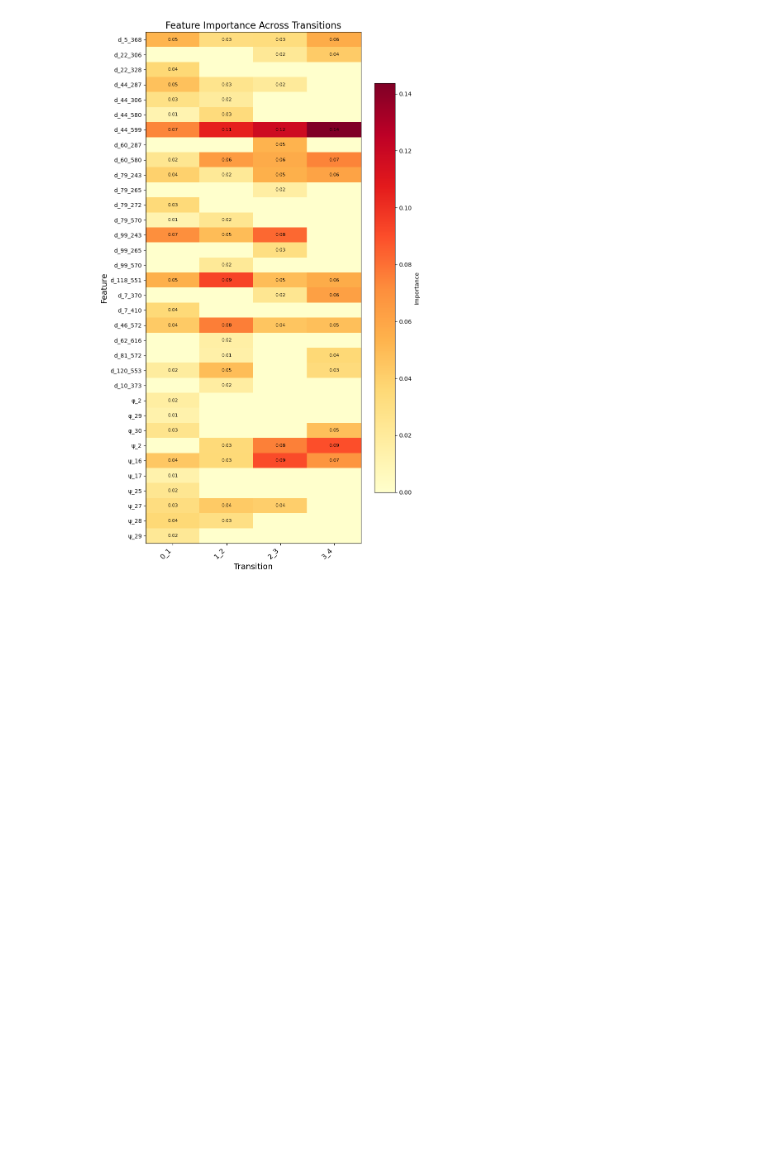
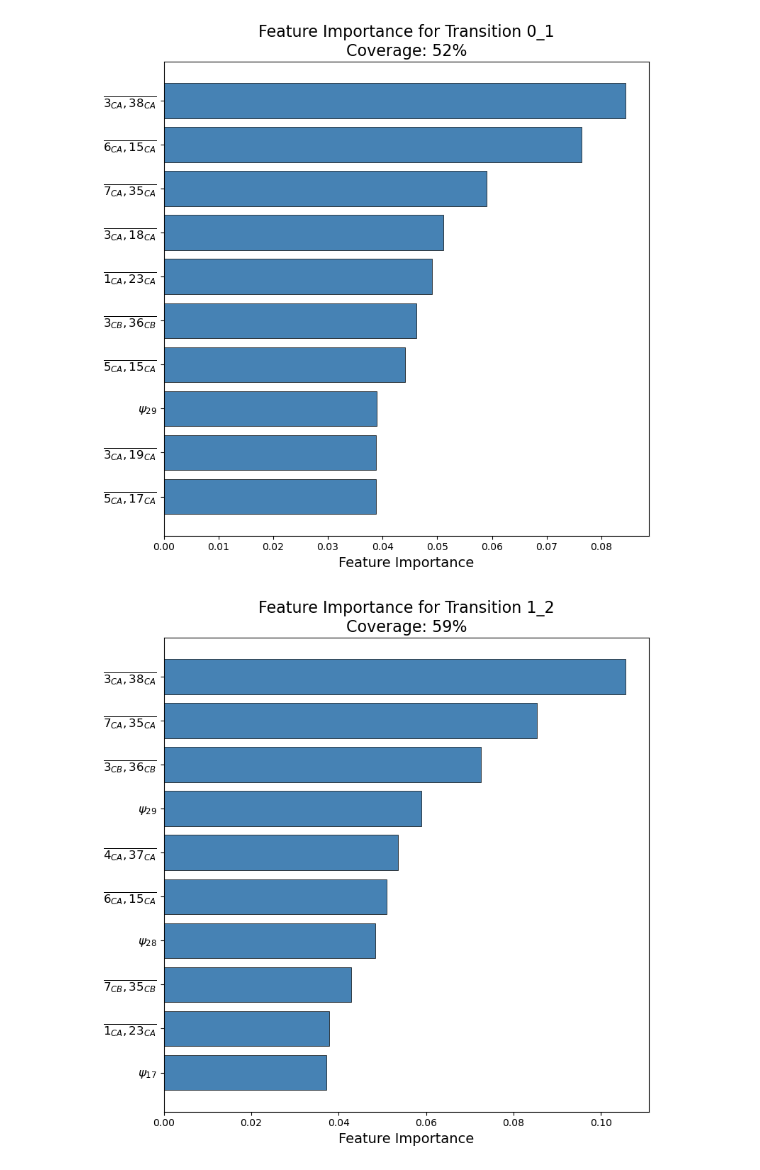
Before and after one commit to shams-mehdi/MDTerp, a Jupyter notebook: MDTerp_SPIB_ntl9.ipynb, the cells around one changed output. Cells and saved outputs as stored; diff of their text form; code cells hidden in the pictures; blank space fills up the shorter version.

```diff
--- a/MDTerp_SPIB_ntl9.ipynb
+++ b/MDTerp_SPIB_ntl9.ipynb
@@ -159,5 +162,7 @@ base.run(traj_ntl9, model_function_loc, save_dir = result_dir, numeric_dict = nu
 <MDTerp.base.run at 0x...>
 # %%
+# Display names: use a dictionary to map original feature names to formatted labels (e.g., LaTeX)
+# This is useful for publication-quality figures. Names not in the dict are kept as-is.
 # MDTerp step 3: Summarize feature importance for each of the transition states.
 import MDTerp
 
@@ -167,13 +172,6 @@ all_result_loc = result_dir + 'MDTerp_results_all.pkl'
 
 # summary is a dictionary with individual keys for each class transition in the dataset. Each key has the mean and standard deviation of feature importance for all explanations generated for that transition
 summary = MDTerp.transition_summary(all_result_loc, importance_coverage = 1.00)
-
-# Plot for each transition using built-in visualization
-for transition in summary:
-    fig = MDTerp.plot_feature_importance(
-        all_result_loc, feature_names_loc,
-        transition=transition,
-        show_std=False,
-        top_n = 10
-    )
+# Heatmap with display names
+fig = MDTerp.plot_importance_heatmap(all_result_loc, feature_names_loc)
 # %% [output]
@@ -184,5 +179,36 @@ for transition in summary:
 # %%
-# Cross-transition feature importance heatmap
-fig = MDTerp.plot_importance_heatmap(all_result_loc, feature_names_loc)
+# Convert pythonic and atom indices
+display_names = {
+    "d_44_599": r"$\overline{3_{CA},38_{CA}}$",
+    "d_99_243": r"$\overline{6_{CA},15_{CA}}$",
+    "d_118_551": r"$\overline{7_{CA},35_{CA}}$",
+    "d_44_287": r"$\overline{3_{CA},18_{CA}}$",
+    "d_5_368": r"$\overline{1_{CA},23_{CA}}$",
+    "d_46_572": r"$\overline{3_{CB},36_{CB}}$",
+    "d_79_243": r"$\overline{5_{CA},15_{CA}}$",
+    "ψ_28": r"$ψ_{29}$",
+    "d_44_306": r"$\overline{3_{CA},19_{CA}}$",
+    "d_79_272": r"$\overline{5_{CA},17_{CA}}$",
+    "d_60_580": r"$\overline{4_{CA},37_{CA}}$",
+    "d_120_553": r"$\overline{7_{CB},35_{CB}}$",
+    "ψ_27": r"$ψ_{28}$",
+    "ψ_16": r"$ψ_{17}$",
+    "ψ_2": r"$ψ_{3}$",
+    "d_60_287": r"$\overline{4_{CA},18_{CA}}$",
+    "d_99_265": r"$\overline{6_{CA},16_{CA}}$",
+    "φ_30": r"$φ_{31}$",
+    "d_7_370": r"$\overline{1_{CB},23_{CB}}$",
+}
+
+# Feature importance with display names
+for transition in summary:
+    fig = MDTerp.plot_feature_importance(
+        all_result_loc, feature_names_loc,
+        transition=transition,
+        show_std=False,
+        top_n=10,
+        display_names=display_names,
+    )
 # %% [output]
-[figure, old version]
+[figure, new version]
+[figure, added]
```
Also changed, not shown: parts of 5 cells of this notebook, 3 other files.
